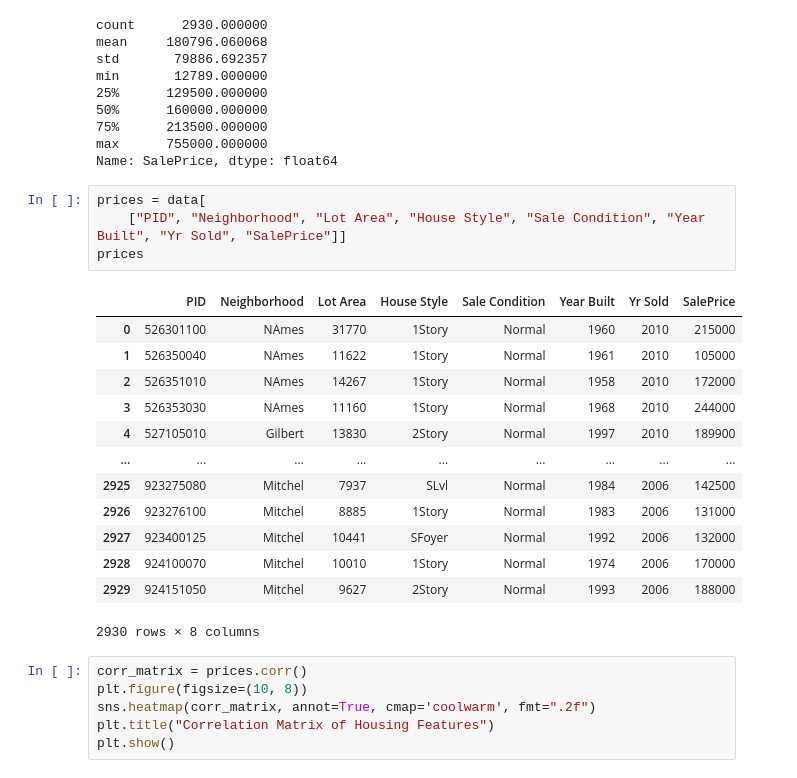
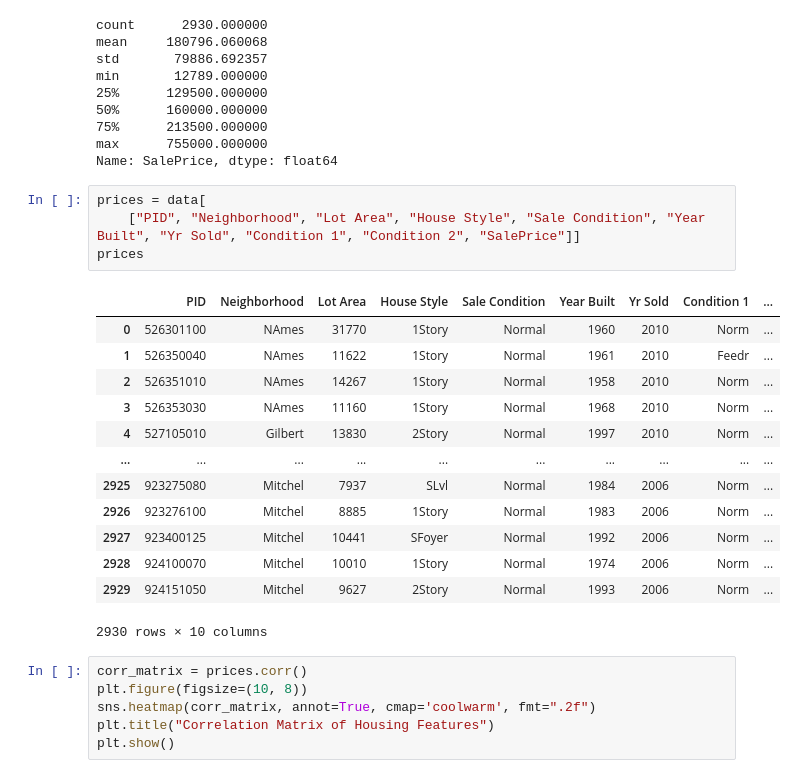
Before and after one commit to pololwl/repoDS, a Jupyter notebook: Actividad 2/actividad2.ipynb, the cells around one changed output. Drawn from its saved outputs; the diff is of its cells as text.

```diff
--- a/Actividad 2/actividad2.ipynb
+++ b/Actividad 2/actividad2.ipynb
@@ -169,22 +169,22 @@ max      755000.000000
 Name: SalePrice, dtype: float64
 # %%
 prices = data[
-    ["PID", "Neighborhood", "Lot Area", "House Style", "Sale Condition", "Year Built", "Yr Sold", "SalePrice"]]
+    ["PID", "Neighborhood", "Lot Area", "House Style", "Sale Condition", "Year Built", "Yr Sold", "Condition 1", "Condition 2", "SalePrice"]]
 prices
 # %% [output]
-|  | PID | Neighborhood | Lot Area | House Style | Sale Condition | Year Built | Yr Sold | SalePrice |
-| 0 | 526301100 | NAmes | 31770 | 1Story | Normal | 1960 | 2010 | 215000 |
-| 1 | 526350040 | NAmes | 11622 | 1Story | Normal | 1961 | 2010 | 105000 |
-| 2 | 526351010 | NAmes | 14267 | 1Story | Normal | 1958 | 2010 | 172000 |
-| 3 | 526353030 | NAmes | 11160 | 1Story | Normal | 1968 | 2010 | 244000 |
-| 4 | 527105010 | Gilbert | 13830 | 2Story | Normal | 1997 | 2010 | 189900 |
-| ... | ... | ... | ... | ... | ... | ... | ... | ... |
-| 2925 | 923275080 | Mitchel | 7937 | SLvl | Normal | 1984 | 2006 | 142500 |
-| 2926 | 923276100 | Mitchel | 8885 | 1Story | Normal | 1983 | 2006 | 131000 |
-| 2927 | 923400125 | Mitchel | 10441 | SFoyer | Normal | 1992 | 2006 | 132000 |
-| 2928 | 924100070 | Mitchel | 10010 | 1Story | Normal | 1974 | 2006 | 170000 |
-| 2929 | 924151050 | Mitchel | 9627 | 2Story | Normal | 1993 | 2006 | 188000 |
+|  | PID | Neighborhood | Lot Area | House Style | Sale Condition | Year Built | Yr Sold | Condition 1 | ... |
+| 0 | 526301100 | NAmes | 31770 | 1Story | Normal | 1960 | 2010 | Norm | ... |
+| 1 | 526350040 | NAmes | 11622 | 1Story | Normal | 1961 | 2010 | Feedr | ... |
+| 2 | 526351010 | NAmes | 14267 | 1Story | Normal | 1958 | 2010 | Norm | ... |
+| 3 | 526353030 | NAmes | 11160 | 1Story | Normal | 1968 | 2010 | Norm | ... |
+| 4 | 527105010 | Gilbert | 13830 | 2Story | Normal | 1997 | 2010 | Norm | ... |
+| ... | ... | ... | ... | ... | ... | ... | ... | ... | ... |
+| 2925 | 923275080 | Mitchel | 7937 | SLvl | Normal | 1984 | 2006 | Norm | ... |
+| 2926 | 923276100 | Mitchel | 8885 | 1Story | Normal | 1983 | 2006 | Norm | ... |
+| 2927 | 923400125 | Mitchel | 10441 | SFoyer | Normal | 1992 | 2006 | Norm | ... |
+| 2928 | 924100070 | Mitchel | 10010 | 1Story | Normal | 1974 | 2006 | Norm | ... |
+| 2929 | 924151050 | Mitchel | 9627 | 2Story | Normal | 1993 | 2006 | Norm | ... |
-2930 rows × 8 columns
+2930 rows × 10 columns
 # %%
 corr_matrix = prices.corr()
 plt.figure(figsize=(10, 8))
```
Also changed, not shown: parts of 7 cells of this notebook, 1 other file.
